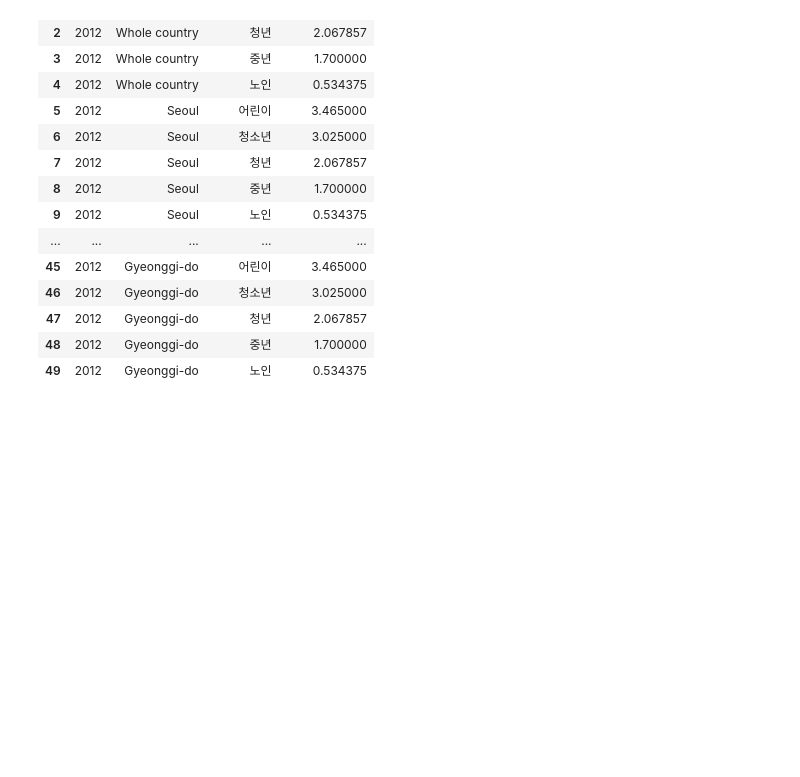
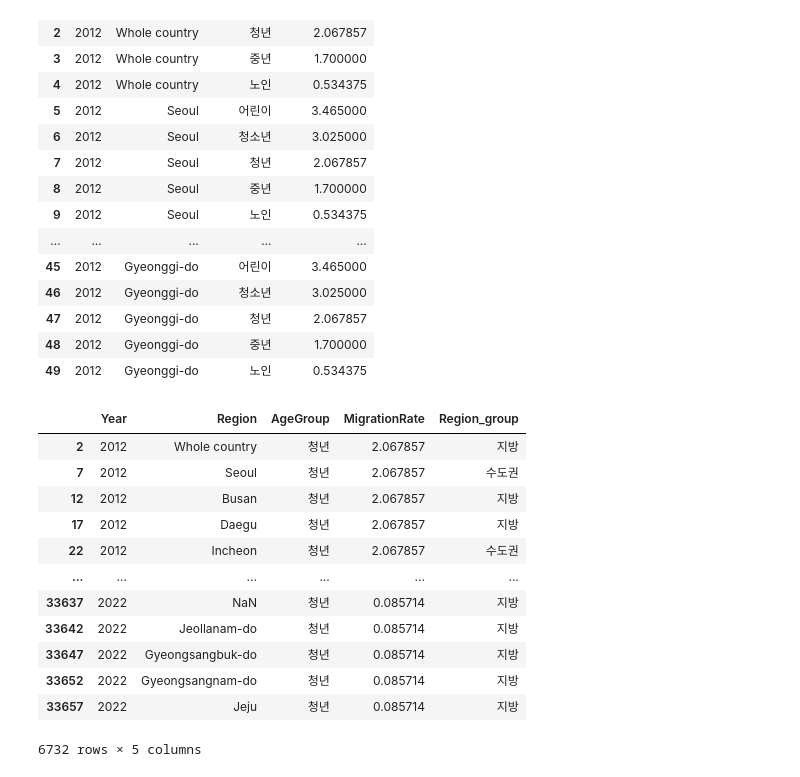
Before and after one commit to Phoenix-EDA-Team/EDA-Demographic, a Jupyter notebook: 인구이동전처리 -연령별.ipynb, the cells around one changed output. Saved outputs shown, nothing was run; the diff lists cells and outputs as text; code cells hidden in the pictures; blank space fills up the shorter version.

```diff
--- a/인구이동전처리 -연령별.ipynb
+++ b/인구이동전처리 -연령별.ipynb
@@ -202,0 +300,17 @@ df_result.to_csv('./data/지역별순이동률2012-2022-연령별.csv',encoding=
+# %%
+capital_yuth = df_result[(df_result['AgeGroup'] == '청년')]
+capital_yuth
+# %% [output]
+|  | Year | Region | AgeGroup | MigrationRate | Region_group |
+| 2 | 2012 | Whole country | 청년 | 2.067857 | 지방 |
+| 7 | 2012 | Seoul | 청년 | 2.067857 | 수도권 |
+| 12 | 2012 | Busan | 청년 | 2.067857 | 지방 |
+| 17 | 2012 | Daegu | 청년 | 2.067857 | 지방 |
+| 22 | 2012 | Incheon | 청년 | 2.067857 | 수도권 |
+| ... | ... | ... | ... | ... | ... |
+| 33637 | 2022 | NaN | 청년 | 0.085714 | 지방 |
+| 33642 | 2022 | Jeollanam-do | 청년 | 0.085714 | 지방 |
+| 33647 | 2022 | Gyeongsangbuk-do | 청년 | 0.085714 | 지방 |
+| 33652 | 2022 | Gyeongsangnam-do | 청년 | 0.085714 | 지방 |
+| 33657 | 2022 | Jeju | 청년 | 0.085714 | 지방 |
+6732 rows × 5 columns
```
Also changed, not shown: parts of 8 cells of this notebook, 4 other files.
